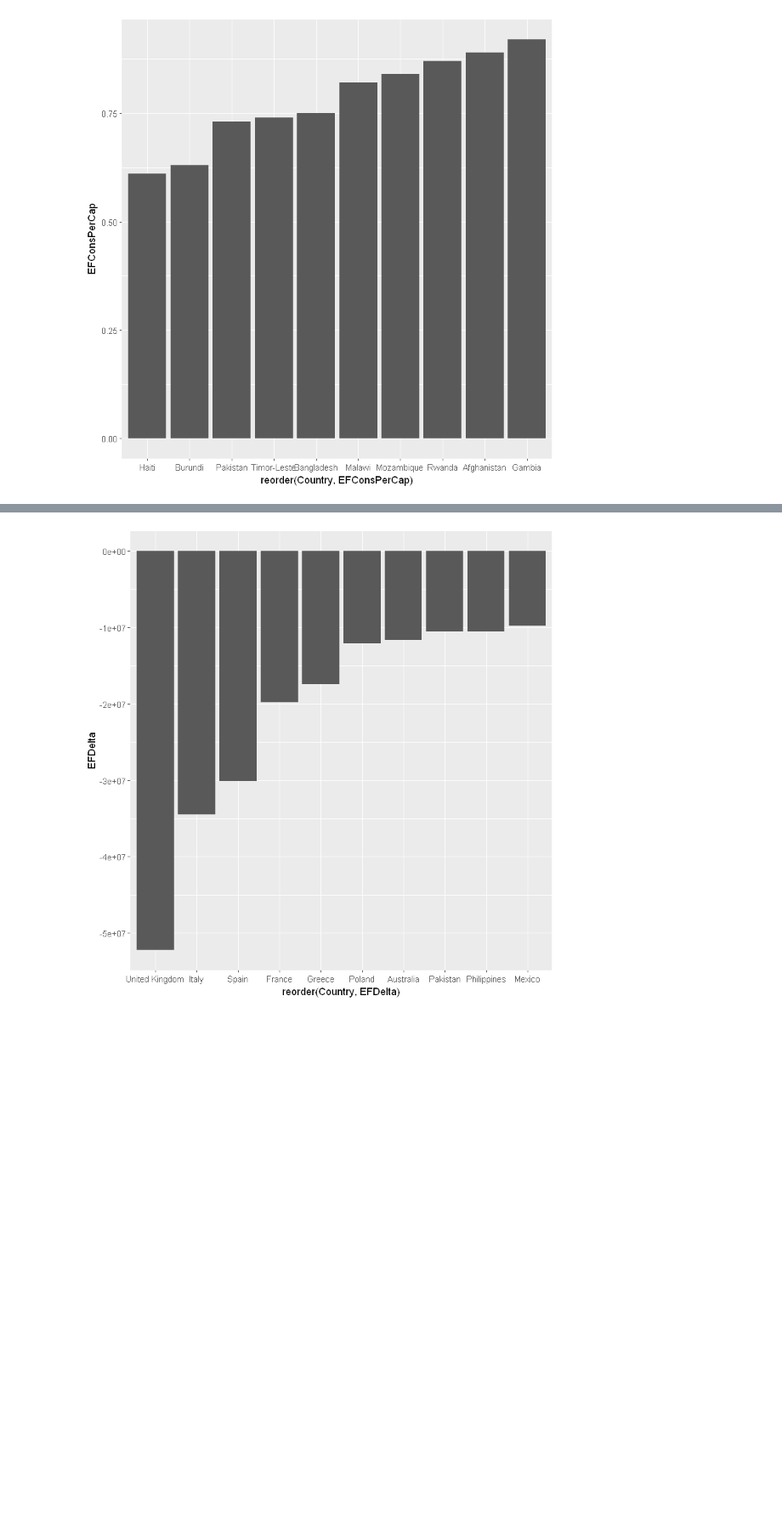
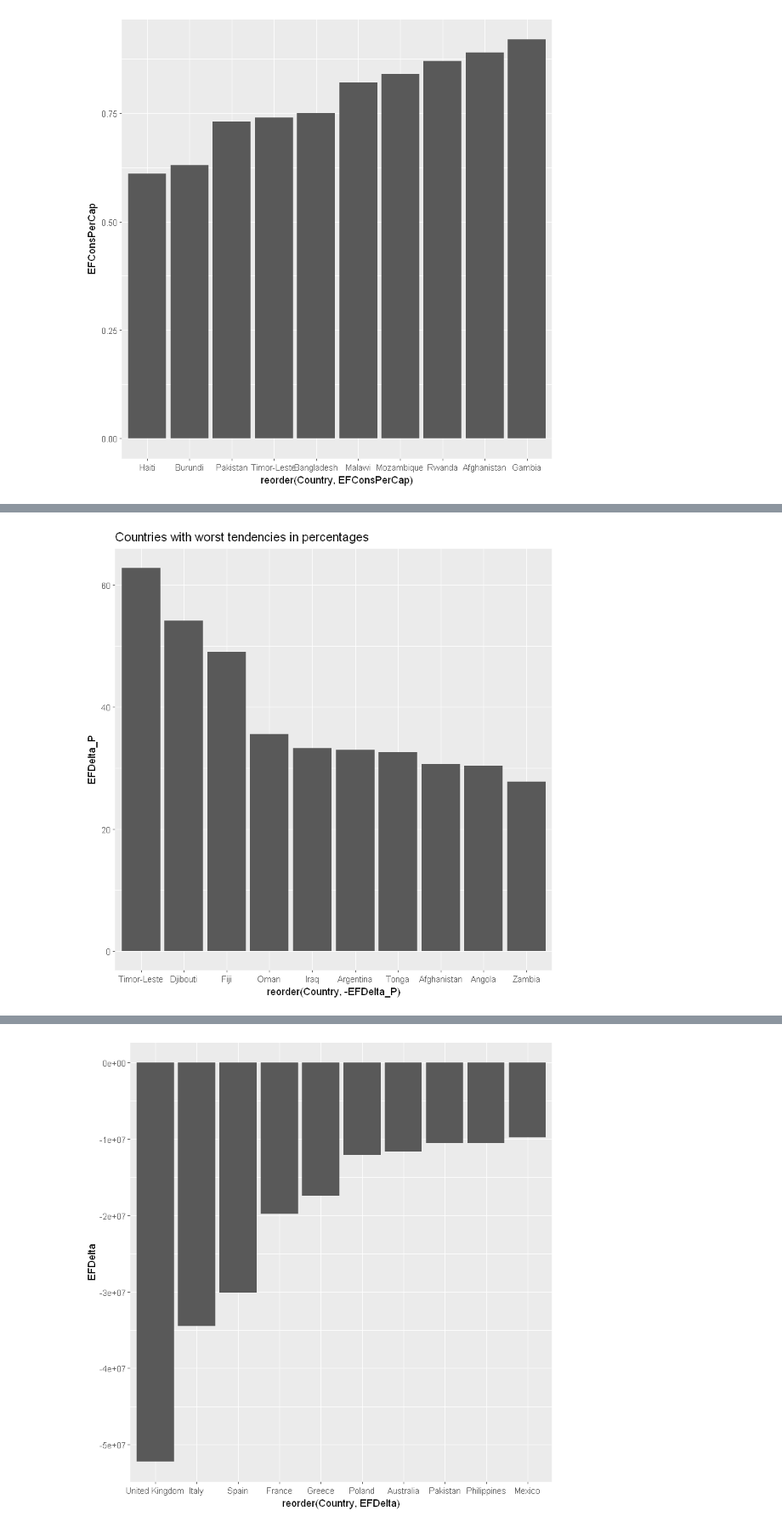
Before and after one commit to huli/mas-data-science, a Jupyter notebook: CAS Data Visualization/Project/storyboard.ipynb, the cells around one changed output, grey strips where cells are left out. Shown at 85% size. Cells and saved outputs as stored; diff of their text form; code cells hidden in the pictures; blank space fills up the shorter version.

```diff
--- a/CAS Data Visualization/Project/storyboard.ipynb
+++ b/CAS Data Visualization/Project/storyboard.ipynb
@@ -116,0 +152,11 @@ country_metrics_with_impact %>%
+# %%
+country_metrics_with_impact  %>%
+    arrange(desc(EFDelta_Rank)) %>%
+    select(Country, EF2009, EF2013, EFDelta, EFDelta_P) %>%
+    head(10) %>%
+    ggplot() +
+      geom_bar(aes(reorder(Country, -EFDelta_P), EFDelta_P),
+           stat = "identity")+
+        ggtitle("Countries with worst tendencies in percentages")
+# %% [output]
+[figure, added]
```
Also changed, not shown: parts of 6 cells of this notebook.
